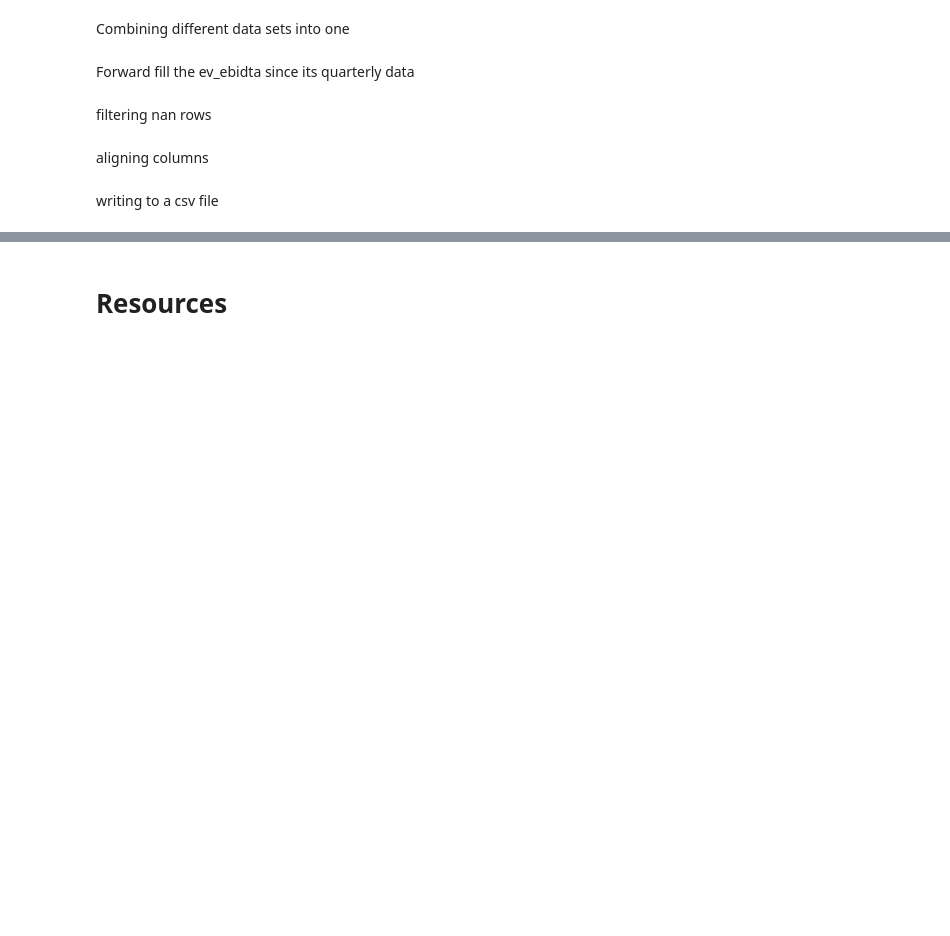
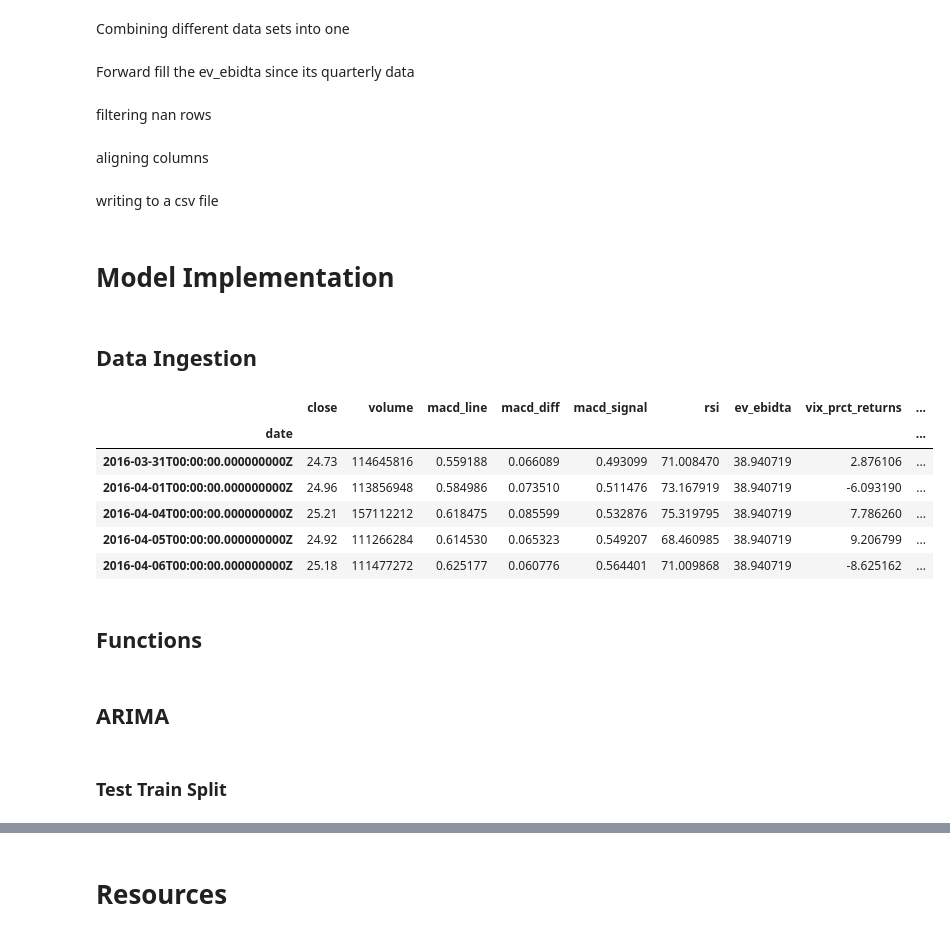
Before and after one commit to danCoder93/ENSF611-FinPrediction, a Jupyter notebook: src/FinPrediction.ipynb, the cells around one changed output, grey strips where cells are left out. Saved outputs shown, nothing was run; the diff lists cells and outputs as text; code cells hidden in the pictures; blank space fills up the shorter version.

```diff
--- a/src/FinPrediction.ipynb
+++ b/src/FinPrediction.ipynb
@@ -152,3 +152,22 @@ df = df[['close', 'volume', 'macd_line', 'macd_diff', 'macd_signal', 'rsi', 'ev_
 writing to a csv file
 # %%
 df.to_csv("/content/aapl_model_dataset.csv", index=True, header=True)
+# %% [markdown]
+# Model Implementation
+# %% [markdown]
+## Data Ingestion
+# %%
+import pandas as pd
+df = pd.read_csv("/content/aapl_model_dataset.csv", index_col='date')
+# %%
+df.head()
+# %% [output]
+|  | close | volume | macd_line | macd_diff | macd_signal | rsi | ev_ebidta | vix_prct_returns | ... |
+| date |  |  |  |  |  |  |  |  | ... |
+| 2016-03-31T00:00:00.000000000Z | 24.73 | 114645816 | 0.559188 | 0.066089 | 0.493099 | 71.008470 | 38.940719 | 2.876106 | ... |
+| 2016-04-01T00:00:00.000000000Z | 24.96 | 113856948 | 0.584986 | 0.073510 | 0.511476 | 73.167919 | 38.940719 | -6.093190 | ... |
+| 2016-04-04T00:00:00.000000000Z | 25.21 | 157112212 | 0.618475 | 0.085599 | 0.532876 | 75.319795 | 38.940719 | 7.786260 | ... |
+| 2016-04-05T00:00:00.000000000Z | 24.92 | 111266284 | 0.614530 | 0.065323 | 0.549207 | 68.460985 | 38.940719 | 9.206799 | ... |
+| 2016-04-06T00:00:00.000000000Z | 25.18 | 111477272 | 0.625177 | 0.060776 | 0.564401 | 71.009868 | 38.940719 | -8.625162 | ... |
+# %% [markdown]
+## Functions
@@ -154,0 +183,4 @@ df.to_csv("/content/aapl_model_dataset.csv", index=True, header=True)
+# %% [markdown]
+## ARIMA
+# %% [markdown]
+### Test Train Split
```
Also changed, not shown: parts of 23 cells of this notebook.
